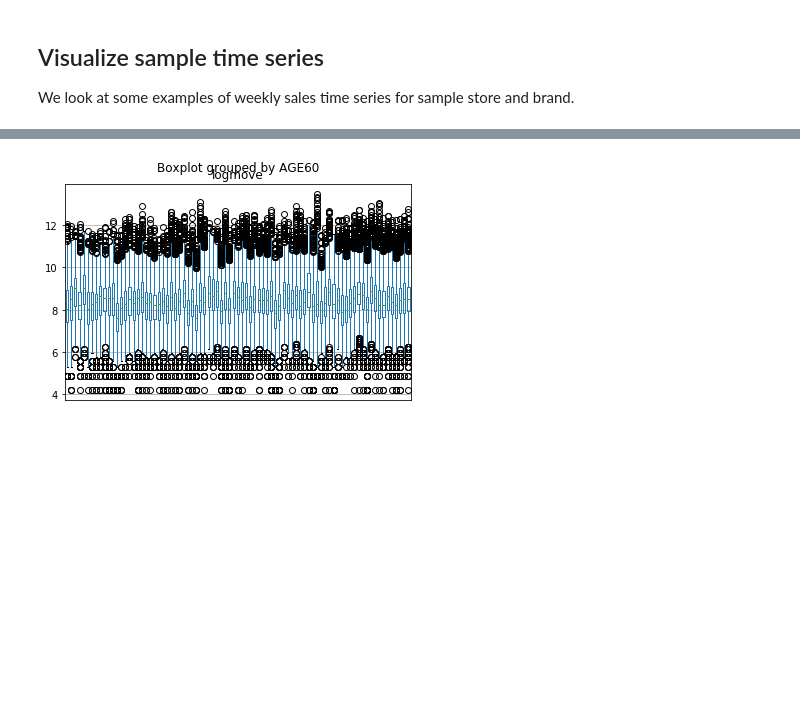
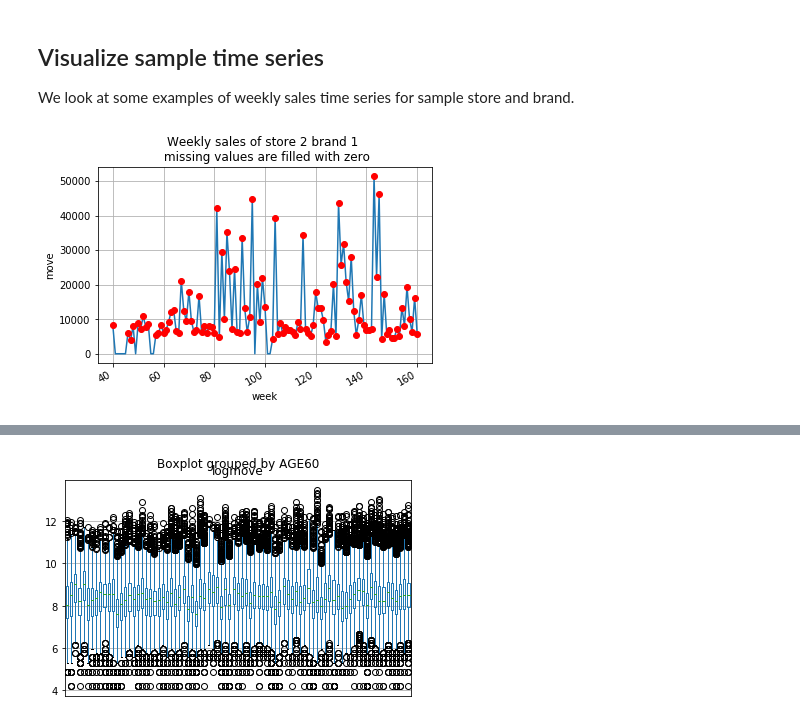
Before and after one commit to sdonohoo/forecasting, a Jupyter notebook: retail_sales/OrangeJuice_Pt_3Weeks_Weekly/data_explore/explore_oj_data_python.ipynb, the cells around one changed output, grey strips where cells are left out. Saved outputs shown, nothing was run; the diff lists cells and outputs as text; code cells hidden in the pictures; blank space fills up the shorter version.

Commit message:
add plots

```diff
--- a/retail_sales/OrangeJuice_Pt_3Weeks_Weekly/data_explore/explore_oj_data_python.ipynb
+++ b/retail_sales/OrangeJuice_Pt_3Weeks_Weekly/data_explore/explore_oj_data_python.ipynb
@@ -90,13 +90,13 @@ print('Total number of rows after filling gaps is {}.'.format(len(sales)))
 # fill the missing `logmove` with zeros
 sales['logmove'] = sales['logmove'].fillna(value=0)
 # Merge sales and store demographics
-sales = sales.merge(store, how='left', left_on='store', right_on='STORE')
+sales = sales.merge(storedemo, how='left', left_on='store', right_on='STORE')
 # %% [output]
 Total number of rows before filling gaps is 110473.
 Total number of rows after filling gaps is 110473.
 # %%
 # Compute unit sales
-sales['move'] = sales['logmove'].apply(lambda x: round(math.exp(x)))
+sales['move'] = sales['logmove'].apply(lambda x: round(math.exp(x)) if x > 0 else 0)
 # %% [markdown]
 ## Visualize sample time series
 
@@ -119,0 +104,16 @@ ggplot(sales_sub, aes(week, move), dpi=800) + geom_line(color='blue') + geom_poi
+# %%
+# Plot sample time series of sales
+sample_store = 2
+sample_brand = 1
+sales_sub = sales.loc[(sales['store'] == sample_store) & (sales['brand'] == sample_brand)]
+plt.plot(sales_sub['week'], sales_sub['move'])
+plt.plot(sales_sub['week'].loc[sales_sub['move'] > 0],
+         sales_sub['move'].loc[sales_sub['move'] > 0], linestyle='', marker='o', color='red')
+plt.gcf().autofmt_xdate()
+plt.xlabel('week')
+plt.ylabel('move')
+plt.title('Weekly sales of store {} brand {} \n missing values are filled with zero'.format(sample_store, sample_brand))
+plt.grid(True)
+plt.show()
+# %% [output]
+[figure, added]
```
Also changed, not shown: parts of 3 cells of this notebook.
